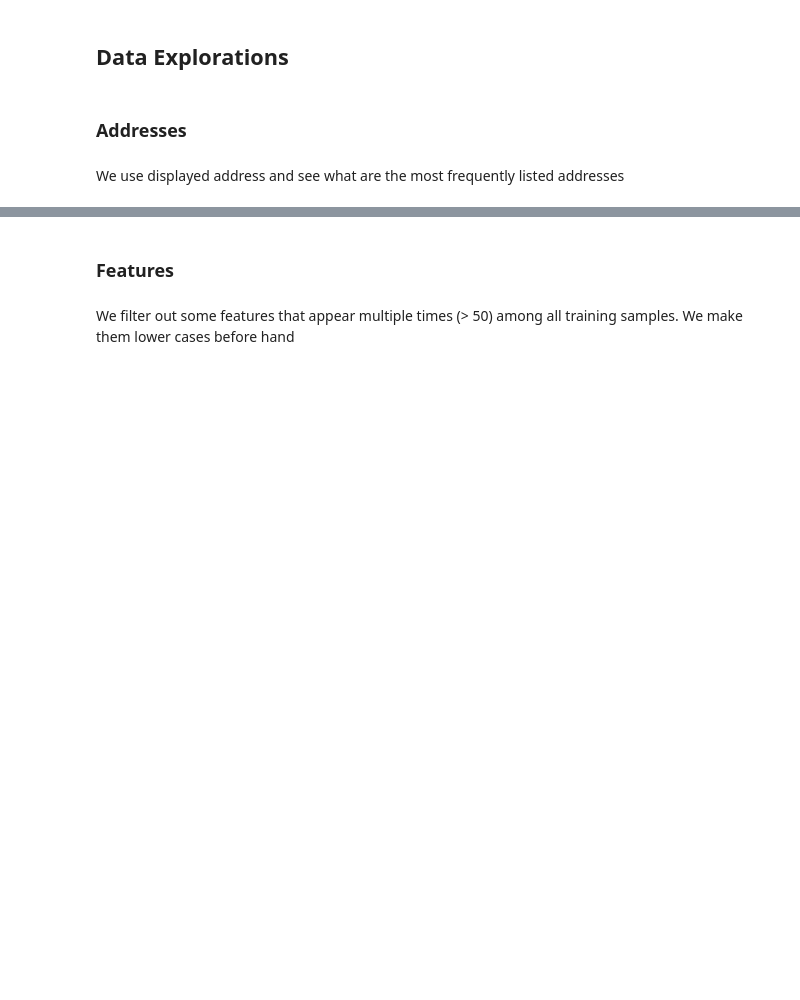
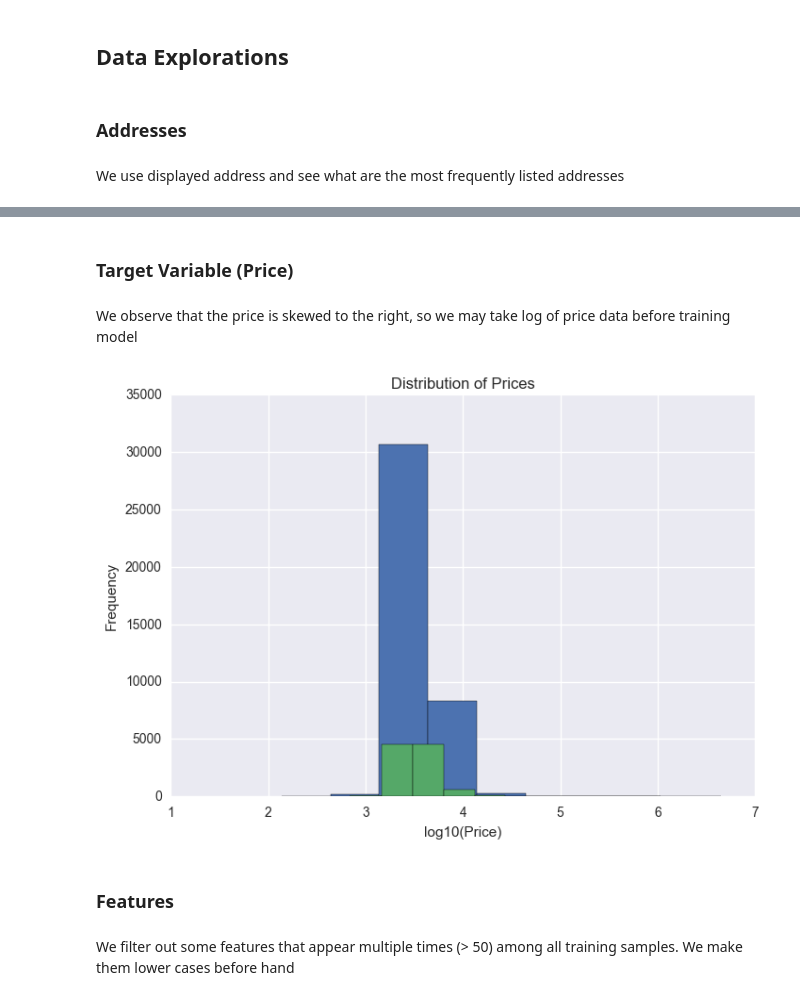
Before and after one commit to Charlespartina/DS1001-Project, a Jupyter notebook: notebook/Final Project.ipynb, the cells around one changed output, grey strips where cells are left out. Saved outputs shown, nothing was run; the diff lists cells and outputs as text; code cells hidden in the pictures; blank space fills up the shorter version.

```diff
--- a/notebook/Final Project.ipynb
+++ b/notebook/Final Project.ipynb
@@ -110,3 +112,17 @@ plt.show()
+# %% [markdown]
+### Target Variable (Price)
+# %% [markdown]
+We observe that the price is skewed to the right, so we may take log of price data before training model
+# %%
+plt.figure()
+plt.hist(np.log10(y_train.values))
+plt.hist(np.log10(y_test.values))
+plt.title('Distribution of Prices')
+plt.xlabel('log10(Price)')
+plt.ylabel('Frequency')
+plt.show()
+# %% [output]
+[figure, added]
 # %% [markdown]
 ### Features
 # %% [markdown]
```
Also changed, not shown: parts of 36 cells of this notebook, 6 other files.
